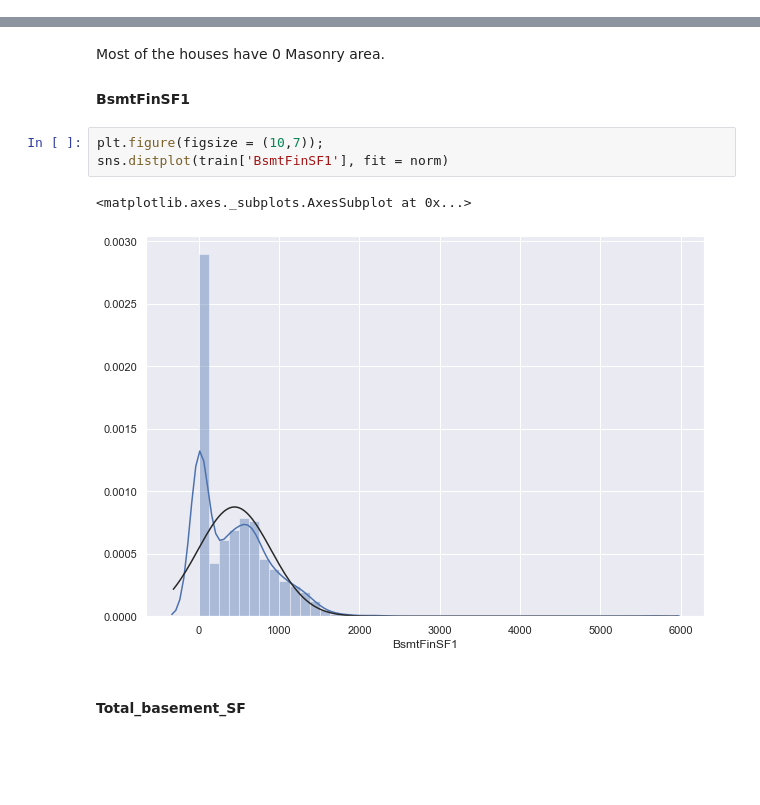
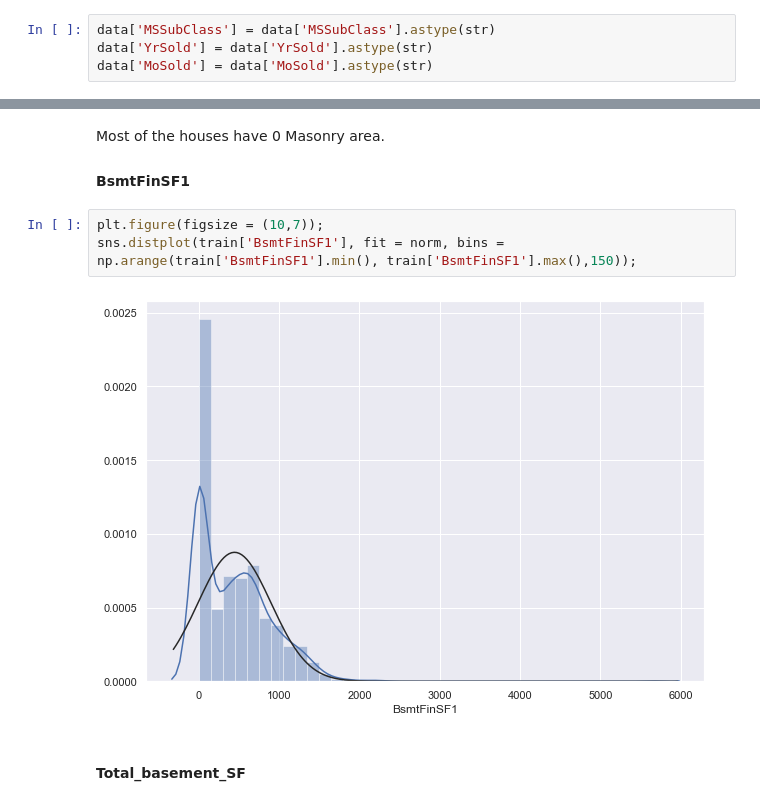
Before and after one commit to jeswingeorge/Kaggle-House-Prices-Prediction, a Jupyter notebook: 1.EDA.ipynb, the cells around one changed output, grey strips where cells are left out. Cells and saved outputs as stored; diff of their text form; blank space fills up the shorter version.

```diff
--- a/1.EDA.ipynb
+++ b/1.EDA.ipynb
@@ -89,3 +91,7 @@ data.shape
+# %%
+data['MSSubClass'] = data['MSSubClass'].astype(str)
+data['YrSold'] = data['YrSold'].astype(str)
+data['MoSold'] = data['MoSold'].astype(str)
 # %% [markdown]
 ### Creating new features
 # %%
@@ -279,10 +287,9 @@ Most of the houses have 0 Masonry area.
 #### BsmtFinSF1
 # %%
 plt.figure(figsize = (10,7));
-sns.distplot(train['BsmtFinSF1'], fit = norm)
+sns.distplot(train['BsmtFinSF1'], fit = norm, bins = np.arange(train['BsmtFinSF1'].min(), train['BsmtFinSF1'].max(),150));
 # %% [output]
-<matplotlib.axes._subplots.AxesSubplot at 0x...>
-[figure, old version]
+[figure, new version]
 # %% [markdown]
 #### Total_basement_SF
 # %%
```
Also changed, not shown: parts of 18 cells of this notebook, 4 other files.
